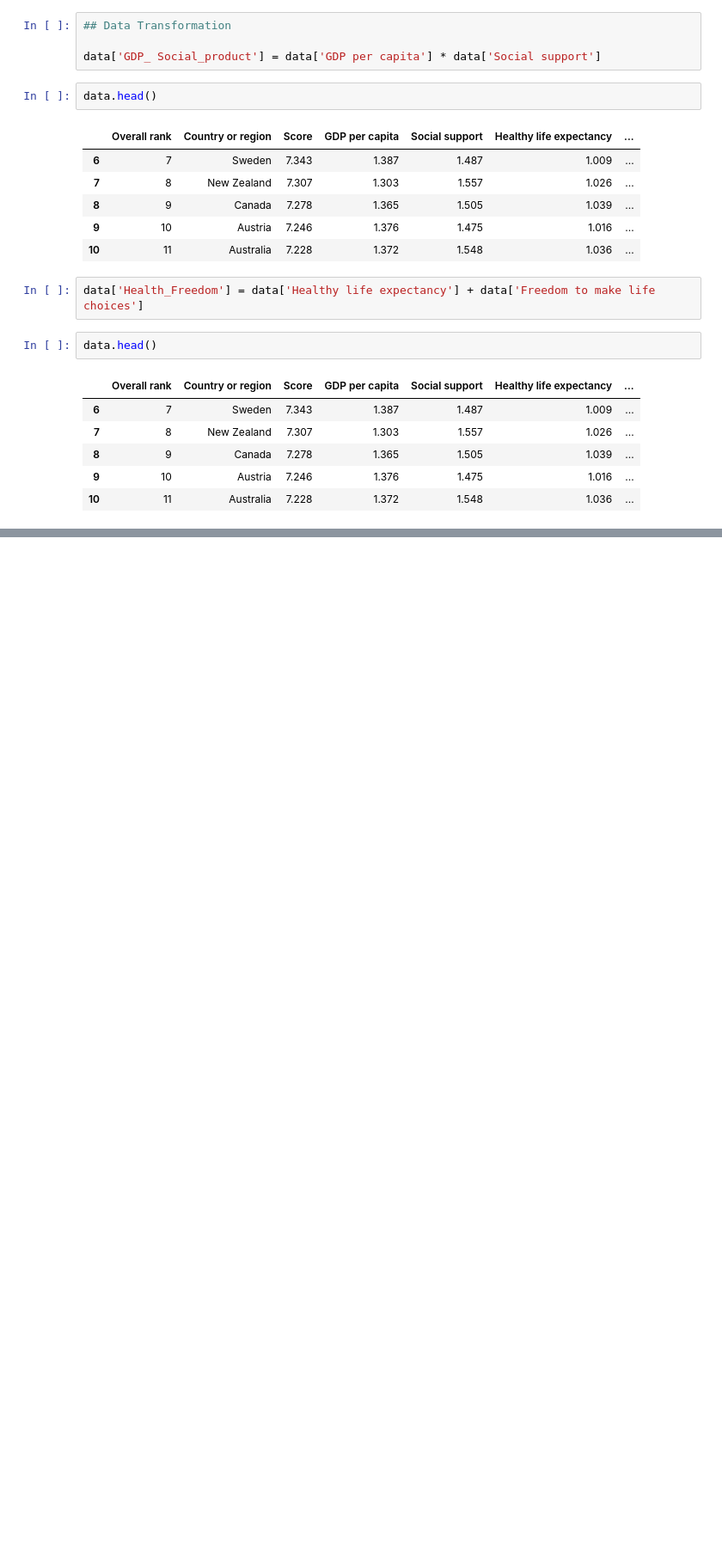
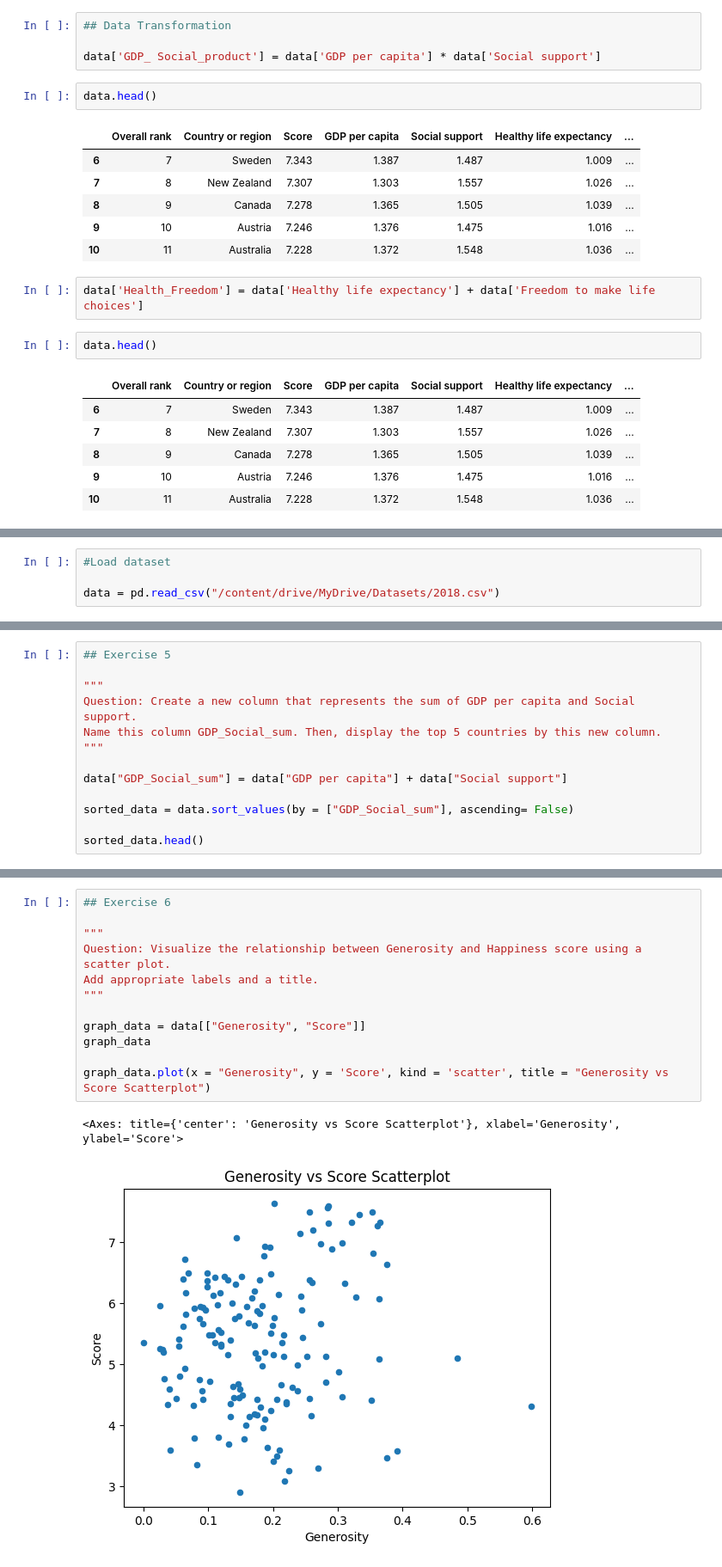
Before and after one commit to Fatai-soliu/python, a Jupyter notebook: Advanced_Python_Bloomberg_Practice2.ipynb, the cells around one changed output, grey strips where cells are left out. Shown: that part at 86% size. Cells and saved outputs as stored; diff of their text form; blank space fills up the shorter version.

```diff
--- a/Advanced_Python_Bloomberg_Practice2.ipynb
+++ b/Advanced_Python_Bloomberg_Practice2.ipynb
@@ -906,0 +915,4 @@ data.head()
+# %%
+#Load dataset
+
+data = pd.read_csv("/content/drive/MyDrive/Datasets/2018.csv")
@@ -906,0 +1064,13 @@ data.head()
+# %%
+## Exercise 5
+
+"""
+Question: Create a new column that represents the sum of GDP per capita and Social support.
+Name this column GDP_Social_sum. Then, display the top 5 countries by this new column.
+"""
+
+data["GDP_Social_sum"] = data["GDP per capita"] + data["Social support"]
+
+sorted_data = data.sort_values(by = ["GDP_Social_sum"], ascending= False)
+
+sorted_data.head()
@@ -906,0 +1084,15 @@ data.head()
+# %%
+## Exercise 6
+
+"""
+Question: Visualize the relationship between Generosity and Happiness score using a scatter plot.
+Add appropriate labels and a title.
+"""
+
+graph_data = data[["Generosity", "Score"]]
+graph_data
+
+graph_data.plot(x = "Generosity", y = 'Score', kind = 'scatter', title = "Generosity vs Score Scatterplot")
+# %% [output]
+<Axes: title={'center': 'Generosity vs Score Scatterplot'}, xlabel='Generosity', ylabel='Score'>
+[figure, added]
```
Also changed, not shown: parts of 29 cells of this notebook.
